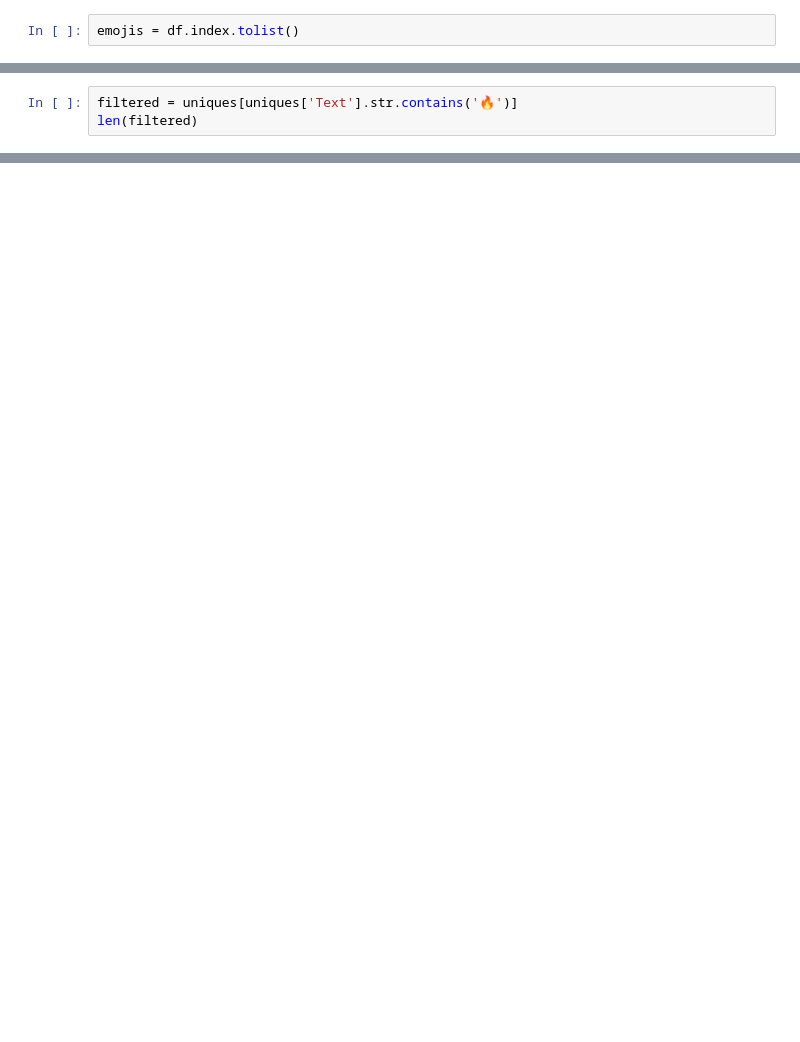
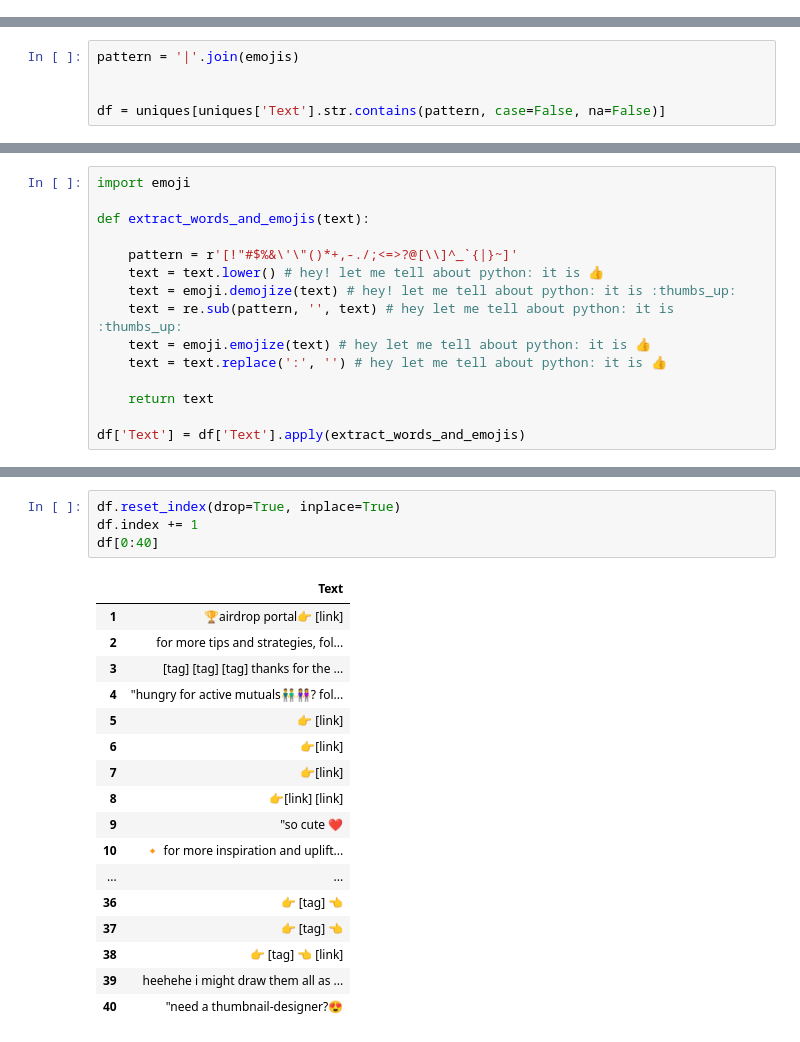
Before and after one commit to Supersheep7/CCS2_emoji, a Jupyter notebook: experiments.ipynb, the cells around one changed output, grey strips where cells are left out. Saved outputs shown, nothing was run; the diff lists cells and outputs as text; blank space fills up the shorter version.

```diff
--- a/experiments.ipynb
+++ b/experiments.ipynb
@@ -4,2 +8,0 @@ import re
-# %%
-emojis = df.index.tolist()
@@ -90,3 +65,5 @@ non_string_rows = uniques[~uniques['Text'].apply(lambda x: isinstance(x, str))]
 # %%
-filtered = uniques[uniques['Text'].str.contains('🔥')]
-len(filtered)
+pattern = '|'.join(emojis)
+
+
+df = uniques[uniques['Text'].str.contains(pattern, case=False, na=False)]
@@ -99,0 +136,15 @@ for key, value in d.items():
+# %%
+import emoji
+
+def extract_words_and_emojis(text):
+
+    pattern = r'[!"#$%&\'\"()*+,-./;<=>?@[\\]^_`{|}~]'
+    text = text.lower() # hey! let me tell about python: it is 👍
+    text = emoji.demojize(text) # hey! let me tell about python: it is :thumbs_up:
+    text = re.sub(pattern, '', text) # hey let me tell about python: it is :thumbs_up:
+    text = emoji.emojize(text) # hey let me tell about python: it is 👍
+    text = text.replace(':', '') # hey let me tell about python: it is 👍
+
+    return text
+
+df['Text'] = df['Text'].apply(extract_words_and_emojis)
@@ -99,0 +185,22 @@ for key, value in d.items():
+# %%
+df.reset_index(drop=True, inplace=True)
+df.index += 1
+df[0:40]
+# %% [output]
+|  | Text |
+| 1 | 🏆airdrop portal👉 [link] |
+| 2 | for more tips and strategies, fol... |
+| 3 | [tag] [tag] [tag] thanks for the ... |
+| 4 | "hungry for active mutuals👬👭? fol... |
+| 5 | 👉 [link] |
+| 6 | 👉[link] |
+| 7 | 👉[link] |
+| 8 | 👉[link] [link] |
+| 9 | "so cute ❤️ |
+| 10 | 🔸 for more inspiration and uplift... |
+| ... | ... |
+| 36 | 👉 [tag] 👈 |
+| 37 | 👉 [tag] 👈 |
+| 38 | 👉 [tag] 👈 [link] |
+| 39 | heehehe i might draw them all as ... |
+| 40 | "need a thumbnail-designer?😍 |
```
Also changed, not shown: parts of 20 cells of this notebook, 3 other files.
